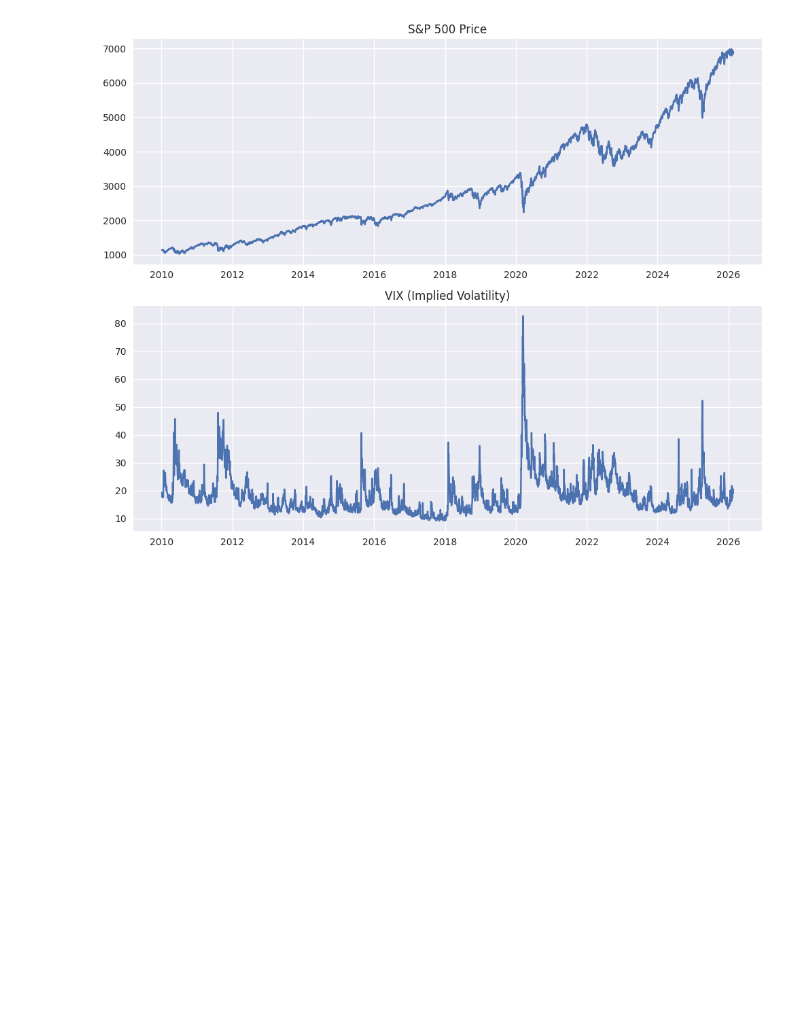
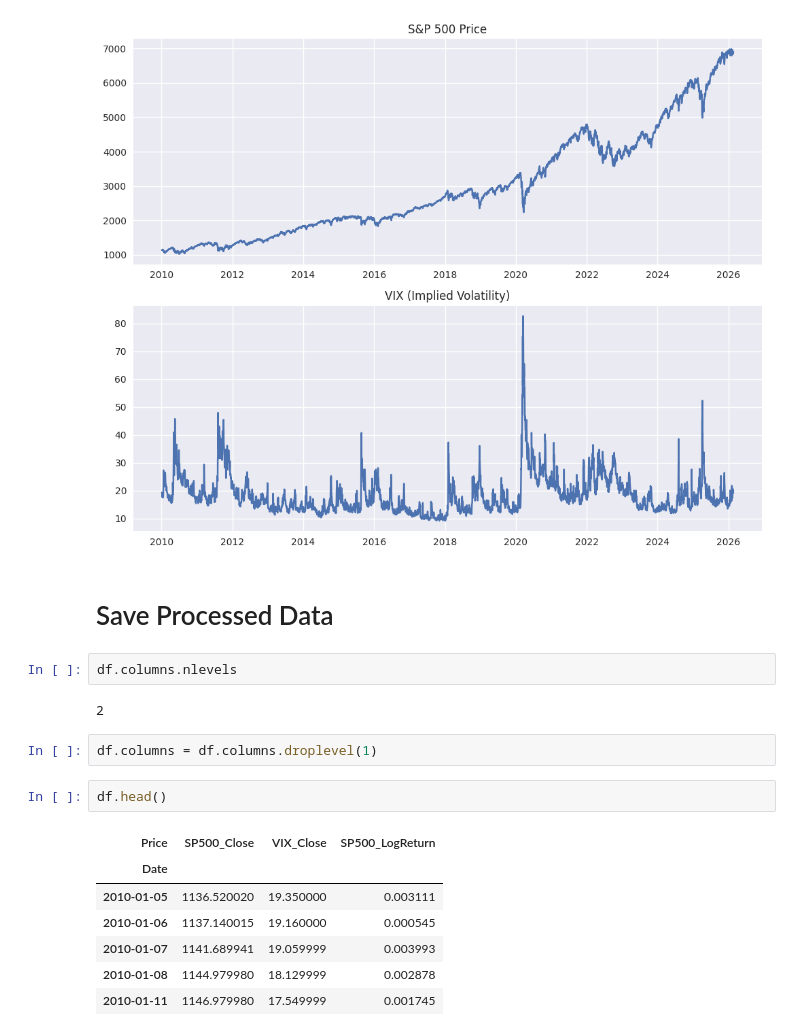
Before and after one commit to akhyear/GARCHVolatilityProject, a Jupyter notebook: notebooks/01_data_collection_and_preprocessing.ipynb, the cells around one changed output. Cells and saved outputs as stored; diff of their text form; blank space fills up the shorter version.

Commit message:
Save Processed Data

```diff
--- a/notebooks/01_data_collection_and_preprocessing.ipynb
+++ b/notebooks/01_data_collection_and_preprocessing.ipynb
@@ -103,3 +103,21 @@ plt.tight_layout()
 plt.show()
 # %% [output]
 [figure]
+# %% [markdown]
+# Save Processed Data
+# %%
+df.columns.nlevels
+# %% [output]
+2
+# %%
+df.columns = df.columns.droplevel(1)
+# %%
+df.head()
+# %% [output]
+| Price | SP500_Close | VIX_Close | SP500_LogReturn |
+| Date |  |  |  |
+| 2010-01-05 | 1136.520020 | 19.350000 | 0.003111 |
+| 2010-01-06 | 1137.140015 | 19.160000 | 0.000545 |
+| 2010-01-07 | 1141.689941 | 19.059999 | 0.003993 |
+| 2010-01-08 | 1144.979980 | 18.129999 | 0.002878 |
+| 2010-01-11 | 1146.979980 | 17.549999 | 0.001745 |
```
Also changed, not shown: parts of 3 cells of this notebook, 1 other file.
